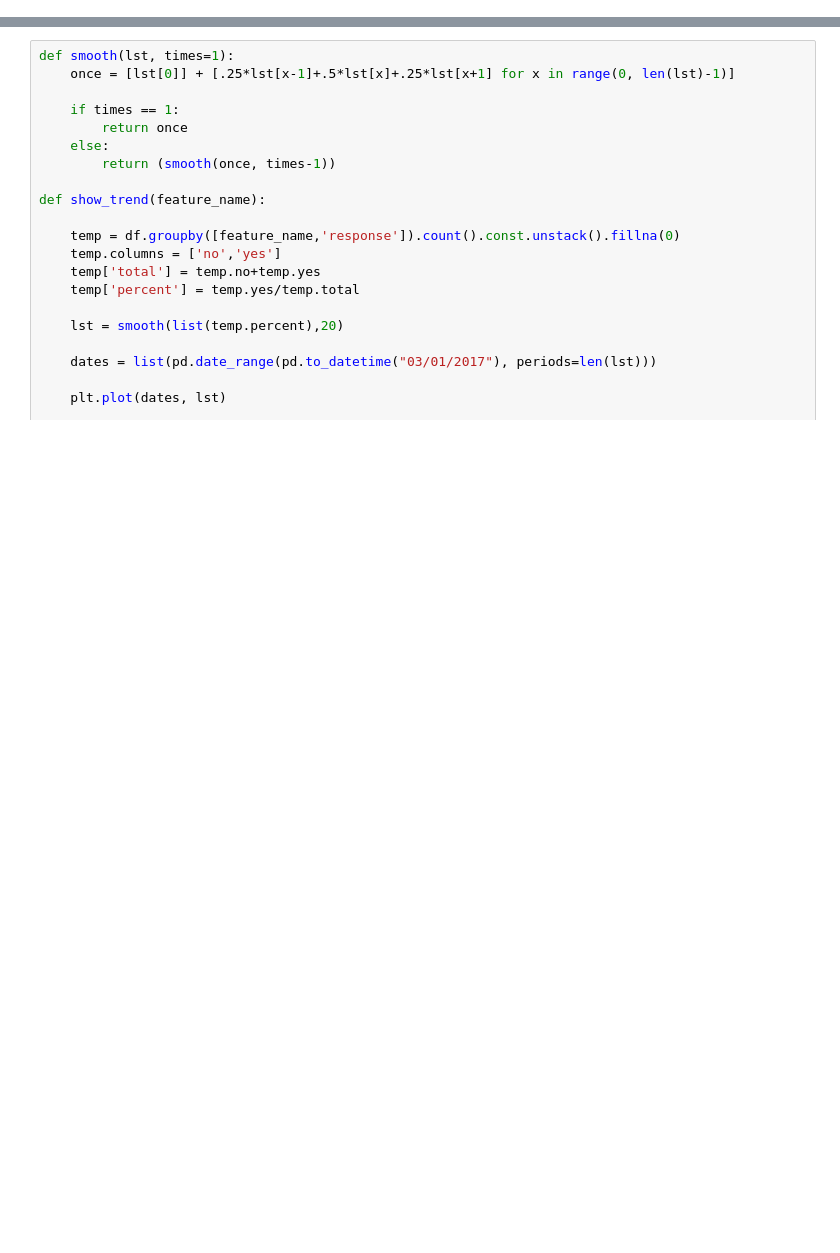
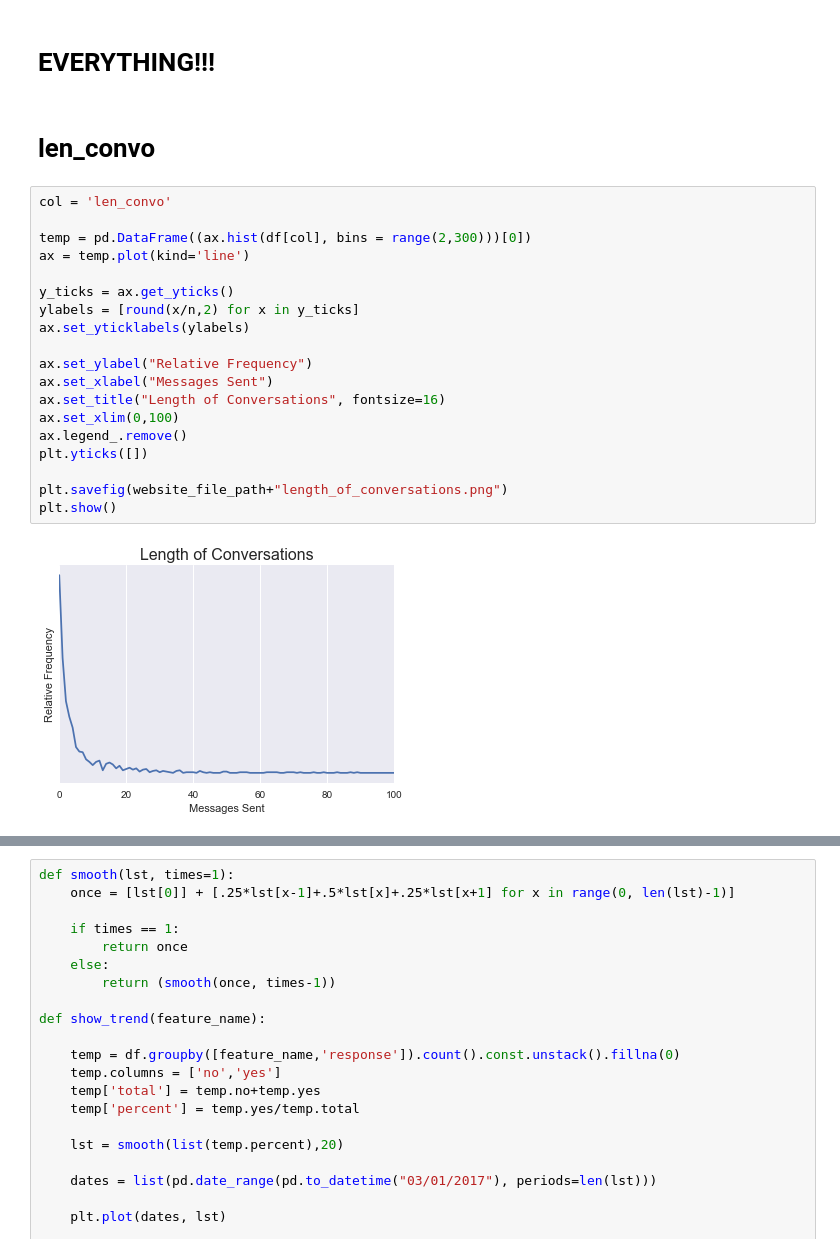
Before and after one commit to rczyrnik/Find-A-Flatmate, a Jupyter notebook: 003b_explore_message_data.ipynb, the cells around one changed output, grey strips where cells are left out. Drawn from its saved outputs; the diff is of its cells as text; blank space fills up the shorter version.

```diff
--- a/003b_explore_message_data.ipynb
+++ b/003b_explore_message_data.ipynb
@@ -111,0 +63,25 @@ df.columns
+# %% [markdown]
+# EVERYTHING!!!
+# %% [markdown]
+# len_convo
+# %%
+col = 'len_convo'
+
+temp = pd.DataFrame((ax.hist(df[col], bins = range(2,300)))[0])
+ax = temp.plot(kind='line')
+
+y_ticks = ax.get_yticks()
+ylabels = [round(x/n,2) for x in y_ticks]
+ax.set_yticklabels(ylabels)
+
+ax.set_ylabel("Relative Frequency")
+ax.set_xlabel("Messages Sent")
+ax.set_title("Length of Conversations", fontsize=16)
+ax.set_xlim(0,100)
+ax.legend_.remove()
+plt.yticks([])
+
+plt.savefig(website_file_path+"length_of_conversations.png")
+plt.show()
+# %% [output]
+[figure, added]
```
Also changed, not shown: parts of 35 cells of this notebook, 41 other files.
